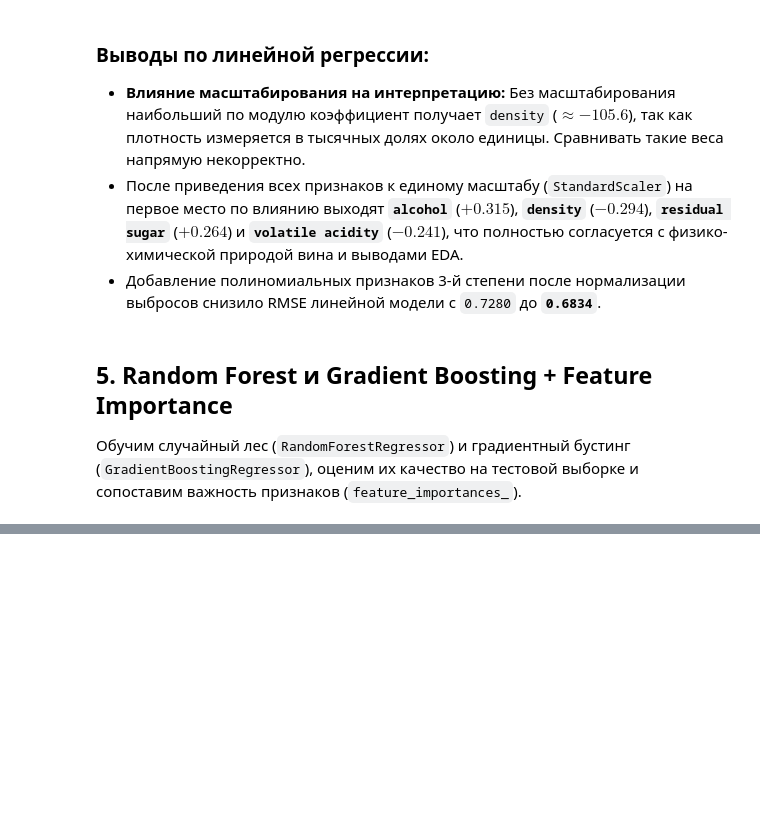
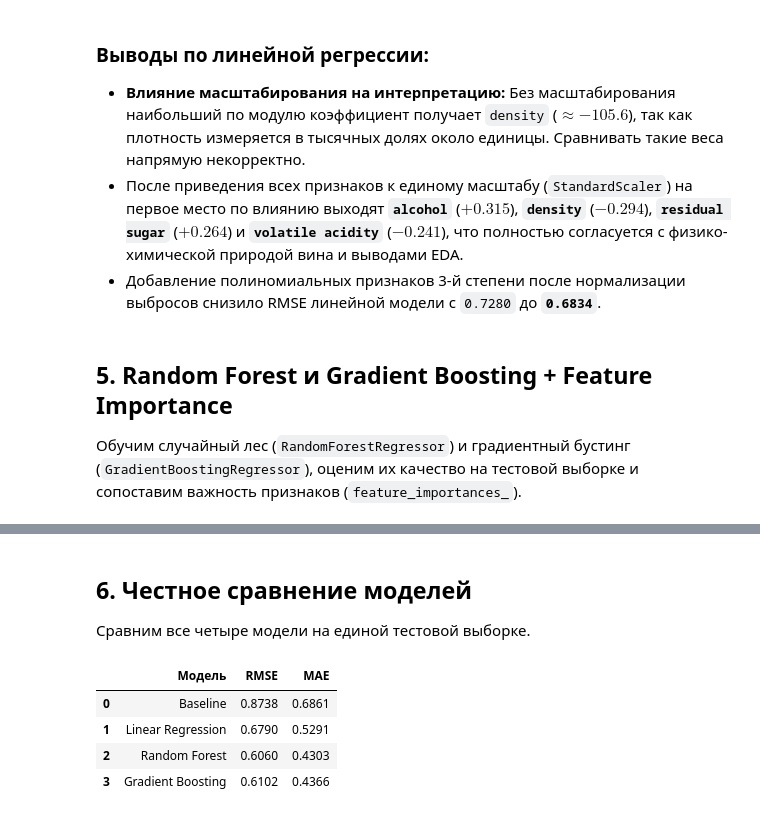
Before and after one commit to lnkfw/ml_course_mai, a Jupyter notebook: regression/lab01.ipynb, the cells around one changed output, grey strips where cells are left out. Drawn from its saved outputs; the diff is of its cells as text; code cells hidden in the pictures; blank space fills up the shorter version.

```diff
--- a/regression/lab01.ipynb
+++ b/regression/lab01.ipynb
@@ -195,0 +317,19 @@ plt.show()
+# %% [markdown]
+## 6. Честное сравнение моделей
+
+Сравним все четыре модели на единой тестовой выборке.
+# %%
+order = ['Baseline', 'Linear Regression', 'Random Forest', 'Gradient Boosting']
+results_df = (
+    pd.DataFrame(results)
+    .T.loc[order]
+    .reset_index()
+    .rename(columns={'index': 'Модель'})
+)
+display(results_df.round(4))
+# %% [output]
+|  | Модель | RMSE | MAE |
+| 0 | Baseline | 0.8738 | 0.6861 |
+| 1 | Linear Regression | 0.6790 | 0.5291 |
+| 2 | Random Forest | 0.6060 | 0.4303 |
+| 3 | Gradient Boosting | 0.6102 | 0.4366 |
```
Also changed, not shown: parts of 12 cells of this notebook.
